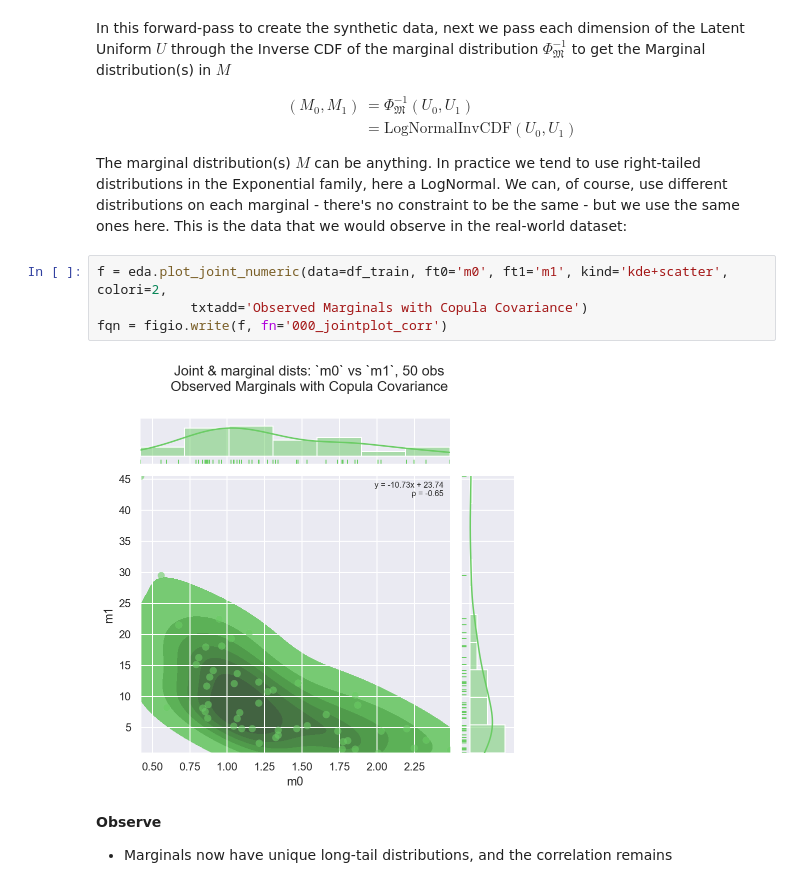
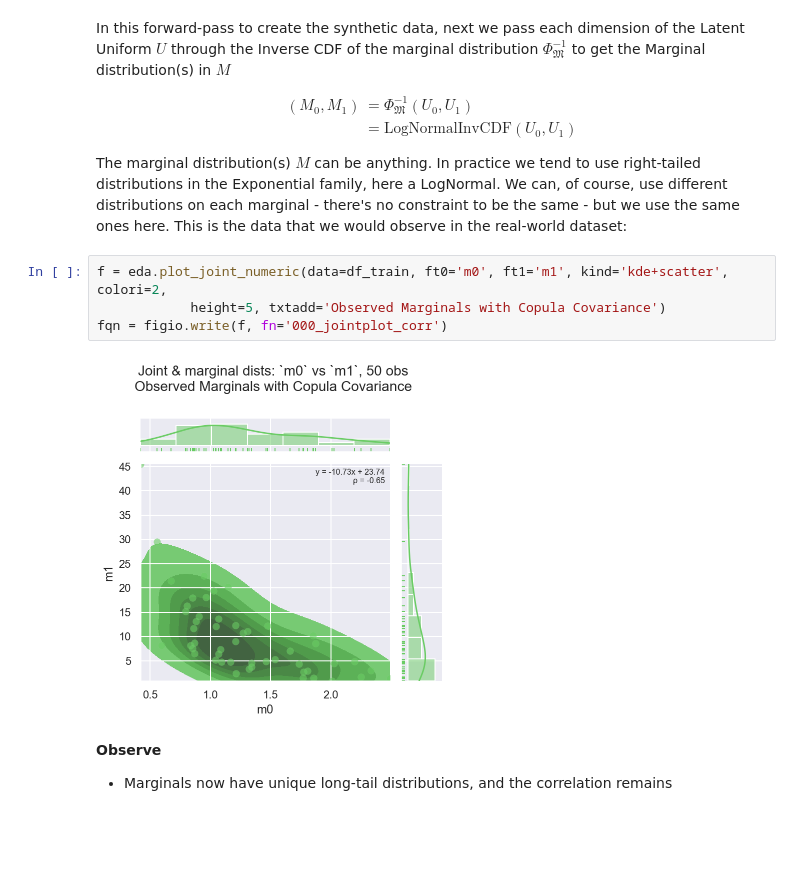
Before and after one commit to oreum-industries/oreum_copula, a Jupyter notebook: notebooks/000_Intro.ipynb, the cells around one changed output. Cells and saved outputs as stored; diff of their text form; blank space fills up the shorter version.

```diff
--- a/notebooks/000_Intro.ipynb
+++ b/notebooks/000_Intro.ipynb
@@ -378,10 +378,10 @@ constraint to be the same - but we use the same ones here. This is the data that
 real-world dataset:
 # %%
 f = eda.plot_joint_numeric(data=df_train, ft0='m0', ft1='m1', kind='kde+scatter', colori=2,
-            txtadd='Observed Marginals with Copula Covariance')
+            height=5, txtadd='Observed Marginals with Copula Covariance')
 fqn = figio.write(f, fn='000_jointplot_corr')
 # %% [output]
-[figure, old version]
+[figure, new version]
 # %% [markdown]
 **Observe**
 
```
Also changed, not shown: parts of 8 cells of this notebook, 6 other files.
